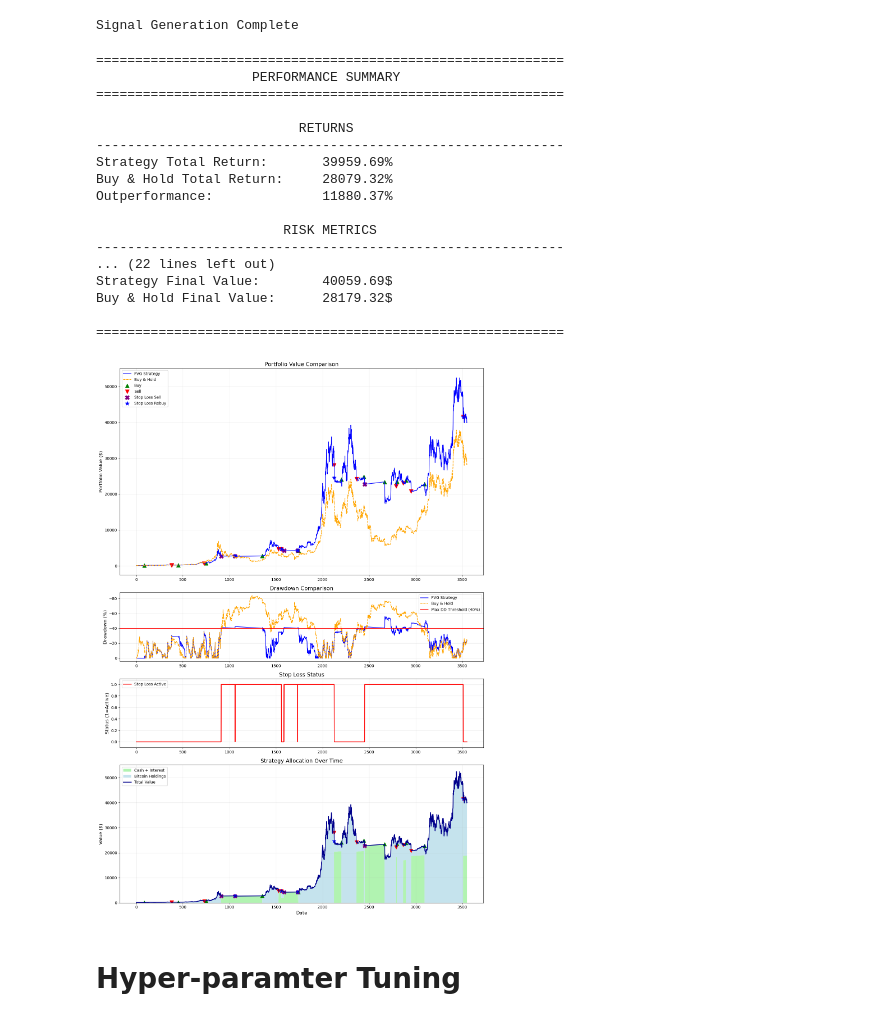
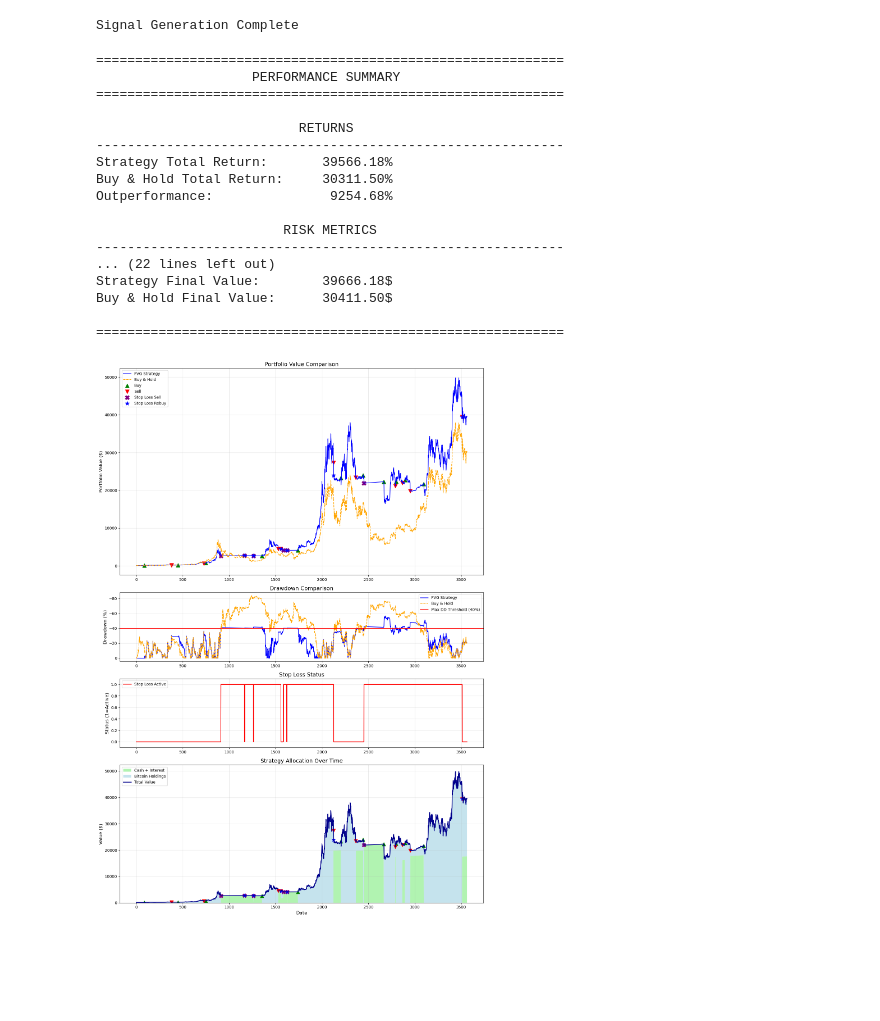
Before and after one commit to Hatimqr/Crypto-Trading, a Jupyter notebook: FVG/main.ipynb, the cells around one changed output. Saved outputs shown, nothing was run; the diff lists cells and outputs as text; code cells hidden in the pictures; blank space fills up the shorter version.

```diff
--- a/FVG/main.ipynb
+++ b/FVG/main.ipynb
@@ -5,41 +5,41 @@ import pandas as pd
 import warnings
 warnings.filterwarnings("ignore")
 
-df = pd.read_csv('/Users/hatim/Desktop/Applied Forecasting/Final Project/Algo Trading/btc_daily.csv')
+df = pd.read_csv('/Users/hatim/Desktop/Applied Forecasting/Final Project/Algo Trading/data.csv')
 
+rf = df['Risk Free Rate']
+btc = df.drop(columns=['Risk Free Rate'])
 
 strategy = FVGStrategy(lookback_period=10, body_multiplier=1.2, backcandles=50, test_candles=15, upside_scaler=2, downside_scaler=1.2)
-signals_df = strategy.generate_signals(df)
+signals_df = strategy.generate_signals(btc)
 # %% [output]
 Signal Generation Complete
 # %%
 from evaluate import TraderWithStoploss
 
-evaluator = TraderWithStoploss(initial_cash=100, commission_rate=0.001, risk_free_rate=0.05, max_drawdown_threshold=40)
+evaluator = TraderWithStoploss(initial_cash=100, commission_rate=0.001, risk_free_rate=rf, max_drawdown_threshold=40)
 evaluator.backtest_strategy(signals_df)
 evaluator.calculate_buy_and_hold(signals_df)
 
 # Print and visualize results
 evaluator.print_performance_summary()
 evaluator.plot_results()
 # %% [output]
 ============================================================
                     PERFORMANCE SUMMARY
 ============================================================
 
                           RETURNS
 ------------------------------------------------------------
-Strategy Total Return:       39959.69%
-Buy & Hold Total Return:     28079.32%
-Outperformance:              11880.37%
+Strategy Total Return:       39566.18%
+Buy & Hold Total Return:     30311.50%
+Outperformance:               9254.68%
 
                         RISK METRICS
 ------------------------------------------------------------
 ... (22 lines left out)
-Strategy Final Value:        40059.69$
-Buy & Hold Final Value:      28179.32$
+Strategy Final Value:        39666.18$
+Buy & Hold Final Value:      30411.50$
 
 ============================================================
-[figure, old version]
+[figure, new version]
-# %% [markdown]
-# Hyper-paramter Tuning
```
Also changed, not shown: parts of 1 cell of this notebook, 5 other files.
